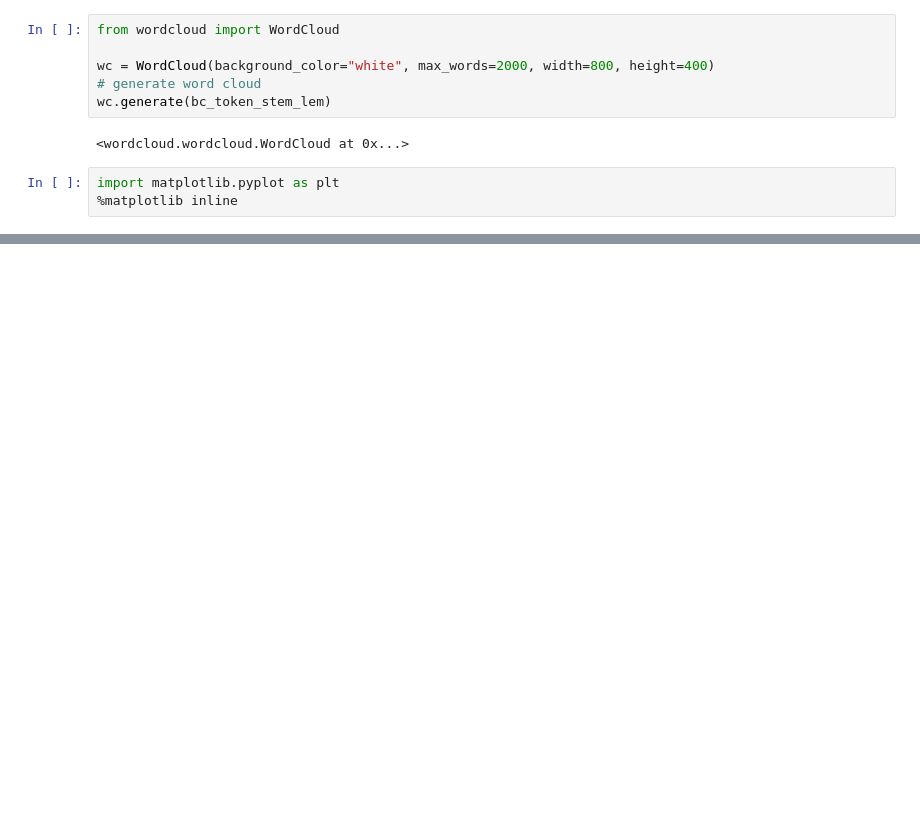
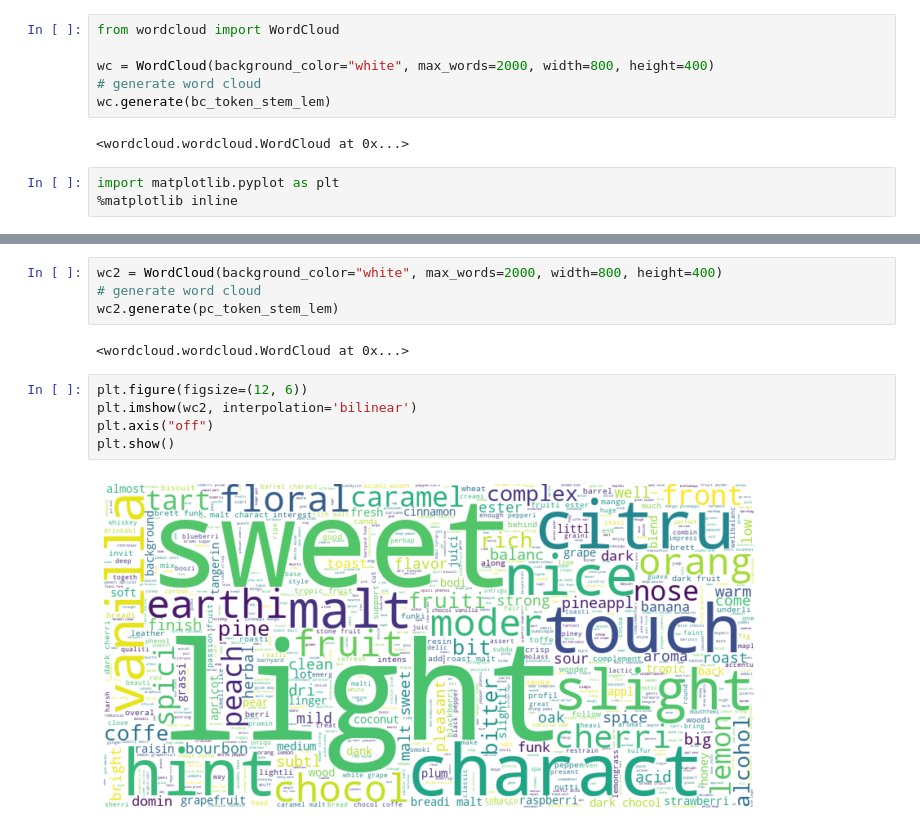
Before and after one commit to timcolussi/beer_reviews_webscraping_proj, a Jupyter notebook: Beer_reviews.ipynb, the cells around one changed output, grey strips where cells are left out. Saved outputs shown, nothing was run; the diff lists cells and outputs as text; blank space fills up the shorter version.

```diff
--- a/Beer_reviews.ipynb
+++ b/Beer_reviews.ipynb
@@ -425,0 +481,13 @@ plt.show()
+# %%
+wc2 = WordCloud(background_color="white", max_words=2000, width=800, height=400)
+# generate word cloud
+wc2.generate(pc_token_stem_lem)
+# %% [output]
+<wordcloud.wordcloud.WordCloud at 0x...>
+# %%
+plt.figure(figsize=(12, 6))
+plt.imshow(wc2, interpolation='bilinear')
+plt.axis("off")
+plt.show()
+# %% [output]
+[figure, added]
```
Also changed, not shown: parts of 36 cells of this notebook.
